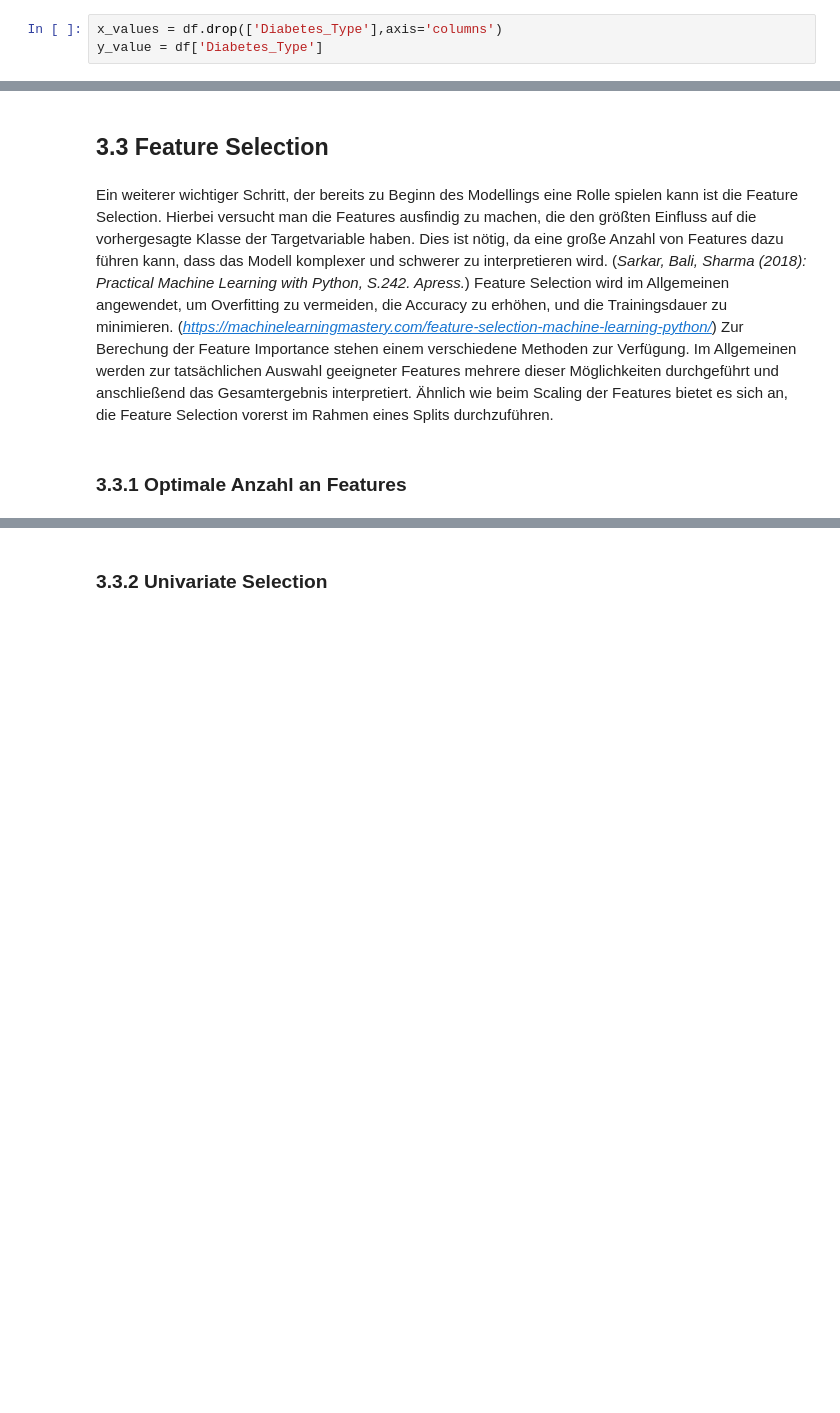
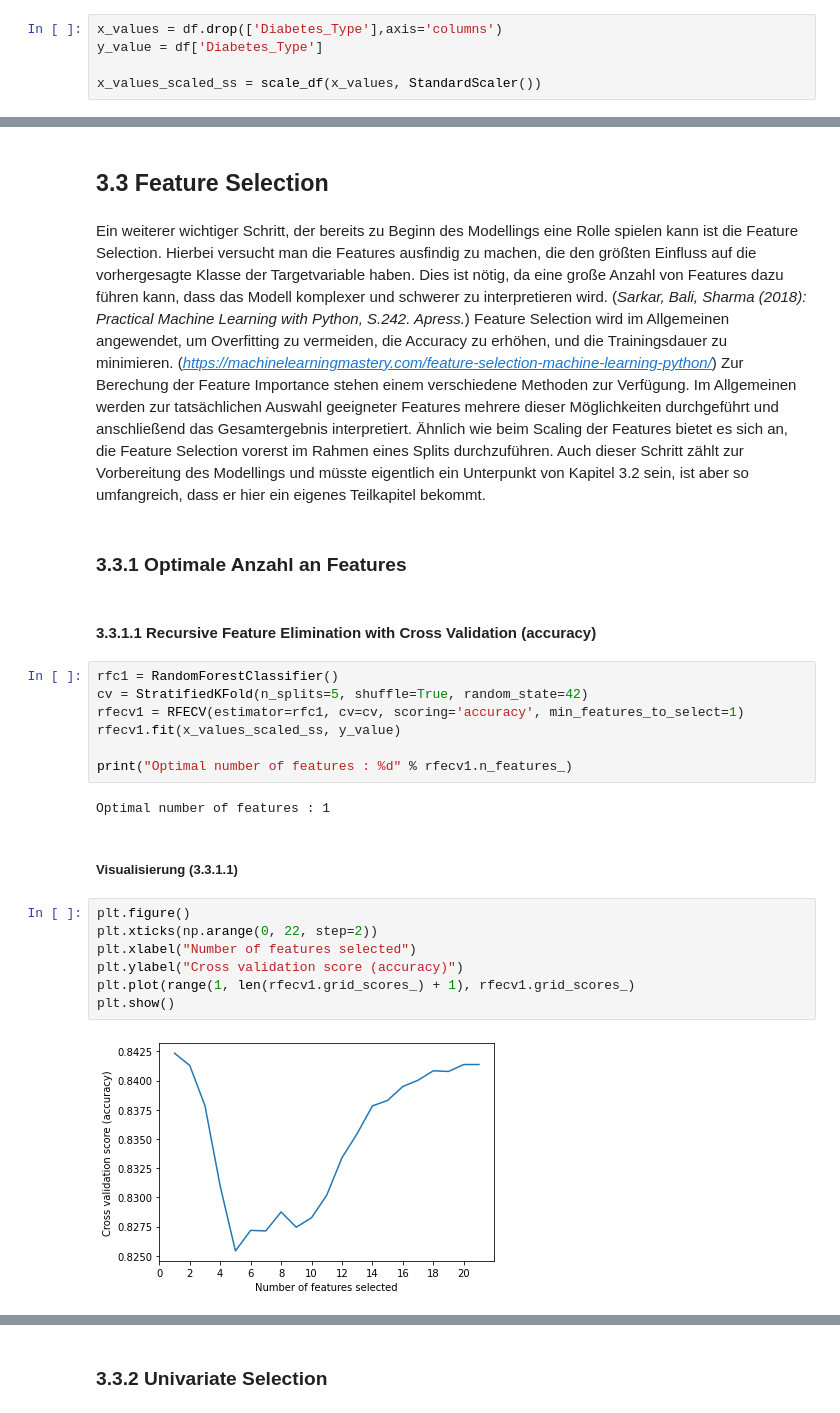
Before and after one commit to switchmachine/Diabetes-Health-Indicators, a Jupyter notebook: Programmieren2_Gruppe7_Projekt_DiabetesHealthIndicators.ipynb, the cells around one changed output, grey strips where cells are left out. Cells and saved outputs as stored; diff of their text form; blank space fills up the shorter version.

```diff
--- a/Programmieren2_Gruppe7_Projekt_DiabetesHealthIndicators.ipynb
+++ b/Programmieren2_Gruppe7_Projekt_DiabetesHealthIndicators.ipynb
@@ -570,6 +579,8 @@ Für anschließende Vorgänge in der Vorbereitung des Modellings und im Modellin
 # %%
 x_values = df.drop(['Diabetes_Type'],axis='columns')
 y_value = df['Diabetes_Type']
+
+x_values_scaled_ss = scale_df(x_values, StandardScaler())
 # %% [markdown]
 Da im weiteren Verlauf eine erneute Trennung des Datensatzes in x- und y-Werte erforderlich sein kann, z.B. nach der Skalierung, werden im Folgenden zwei Funktionen hierfür implementiert.
 # %%
@@ -720,6 +746,28 @@ df_scaled_minmax
 # %% [markdown]
 ## 3.3 Feature Selection
 # %% [markdown]
-Ein weiterer wichtiger Schritt, der bereits zu Beginn des Modellings eine Rolle spielen kann ist die Feature Selection. Hierbei versucht man die Features ausfindig zu machen, die den größten Einfluss auf die vorhergesagte Klasse der Targetvariable haben. Dies ist nötig, da eine große Anzahl von Features dazu führen kann, dass das Modell komplexer und schwerer zu interpretieren wird. (*Sarkar, Bali, Sharma (2018): Practical Machine Learning with Python, S.242. Apress.*) Feature Selection wird im Allgemeinen angewendet, um Overfitting zu vermeiden, die Accuracy zu erhöhen, und die Trainingsdauer zu minimieren. (*https://machinelearningmastery.com/feature-selection-machine-learning-python/*) Zur Berechung der Feature Importance stehen einem verschiedene Methoden zur Verfügung. Im Allgemeinen werden zur tatsächlichen Auswahl geeigneter Features mehrere dieser Möglichkeiten durchgeführt und anschließend das Gesamtergebnis interpretiert. Ähnlich wie beim Scaling der Features bietet es sich an, die Feature Selection vorerst im Rahmen eines Splits durchzuführen.
+Ein weiterer wichtiger Schritt, der bereits zu Beginn des Modellings eine Rolle spielen kann ist die Feature Selection. Hierbei versucht man die Features ausfindig zu machen, die den größten Einfluss auf die vorhergesagte Klasse der Targetvariable haben. Dies ist nötig, da eine große Anzahl von Features dazu führen kann, dass das Modell komplexer und schwerer zu interpretieren wird. (*Sarkar, Bali, Sharma (2018): Practical Machine Learning with Python, S.242. Apress.*) Feature Selection wird im Allgemeinen angewendet, um Overfitting zu vermeiden, die Accuracy zu erhöhen, und die Trainingsdauer zu minimieren. (*https://machinelearningmastery.com/feature-selection-machine-learning-python/*) Zur Berechung der Feature Importance stehen einem verschiedene Methoden zur Verfügung. Im Allgemeinen werden zur tatsächlichen Auswahl geeigneter Features mehrere dieser Möglichkeiten durchgeführt und anschließend das Gesamtergebnis interpretiert. Ähnlich wie beim Scaling der Features bietet es sich an, die Feature Selection vorerst im Rahmen eines Splits durchzuführen. Auch dieser Schritt zählt zur Vorbereitung des Modellings und müsste eigentlich ein Unterpunkt von Kapitel 3.2 sein, ist aber so umfangreich, dass er hier ein eigenes Teilkapitel bekommt.
 # %% [markdown]
 ### 3.3.1 Optimale Anzahl an Features
+# %% [markdown]
+#### 3.3.1.1 Recursive Feature Elimination with Cross Validation (accuracy)
+# %%
+rfc1 = RandomForestClassifier()
+cv = StratifiedKFold(n_splits=5, shuffle=True, random_state=42)
+rfecv1 = RFECV(estimator=rfc1, cv=cv, scoring='accuracy', min_features_to_select=1)
+rfecv1.fit(x_values_scaled_ss, y_value)
+
+print("Optimal number of features : %d" % rfecv1.n_features_)
+# %% [output]
+Optimal number of features : 1
+# %% [markdown]
+##### Visualisierung (3.3.1.1)
+# %%
+plt.figure()
+plt.xticks(np.arange(0, 22, step=2))
+plt.xlabel("Number of features selected")
+plt.ylabel("Cross validation score (accuracy)")
+plt.plot(range(1, len(rfecv1.grid_scores_) + 1), rfecv1.grid_scores_)
+plt.show()
+# %% [output]
+[figure, added]
```
Also changed, not shown: parts of 78 cells of this notebook.
